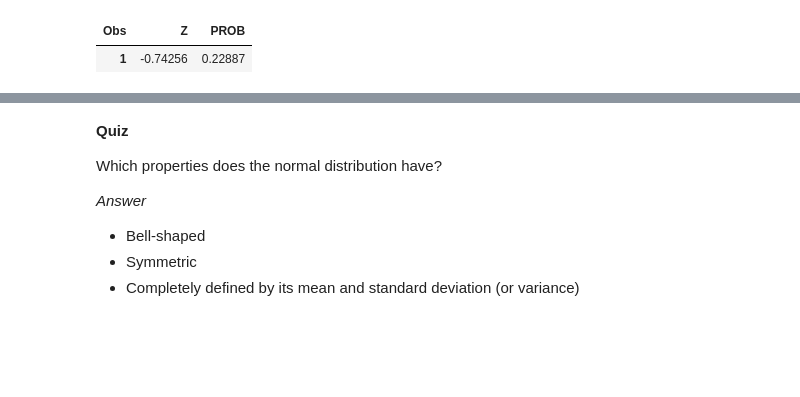
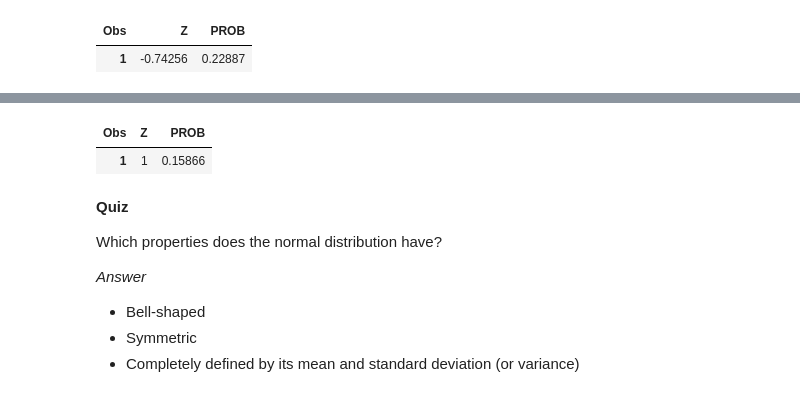
Before and after one commit to scimaksim/NCSU_graduate, a Jupyter notebook: ST513/Multinomial distribution.ipynb, the cells around one changed output, grey strips where cells are left out. Cells and saved outputs as stored; diff of their text form; code cells hidden in the pictures; blank space fills up the shorter version.

```diff
--- a/ST513/Multinomial distribution.ipynb
+++ b/ST513/Multinomial distribution.ipynb
@@ -424,3 +470,18 @@ The SAS System
+# %%
+%%SAS my_session
+
+/* Calculate the z-score in SAS */
+DATA NormCDF;
+  Z = (170-150)/(20);
+  /* PROBNORM function gives the CDF of a standard normal */
+  PROB = 1 - PROBNORM(Z);
+RUN;
+
+PROC PRINT DATA = NormCDF;
+RUN;
+# %% [output]
+| Obs | Z | PROB |
+| 1 | 1 | 0.15866 |
 # %% [markdown]
 **Quiz**
 
```
Also changed, not shown: parts of 17 cells of this notebook, 4 other files.
